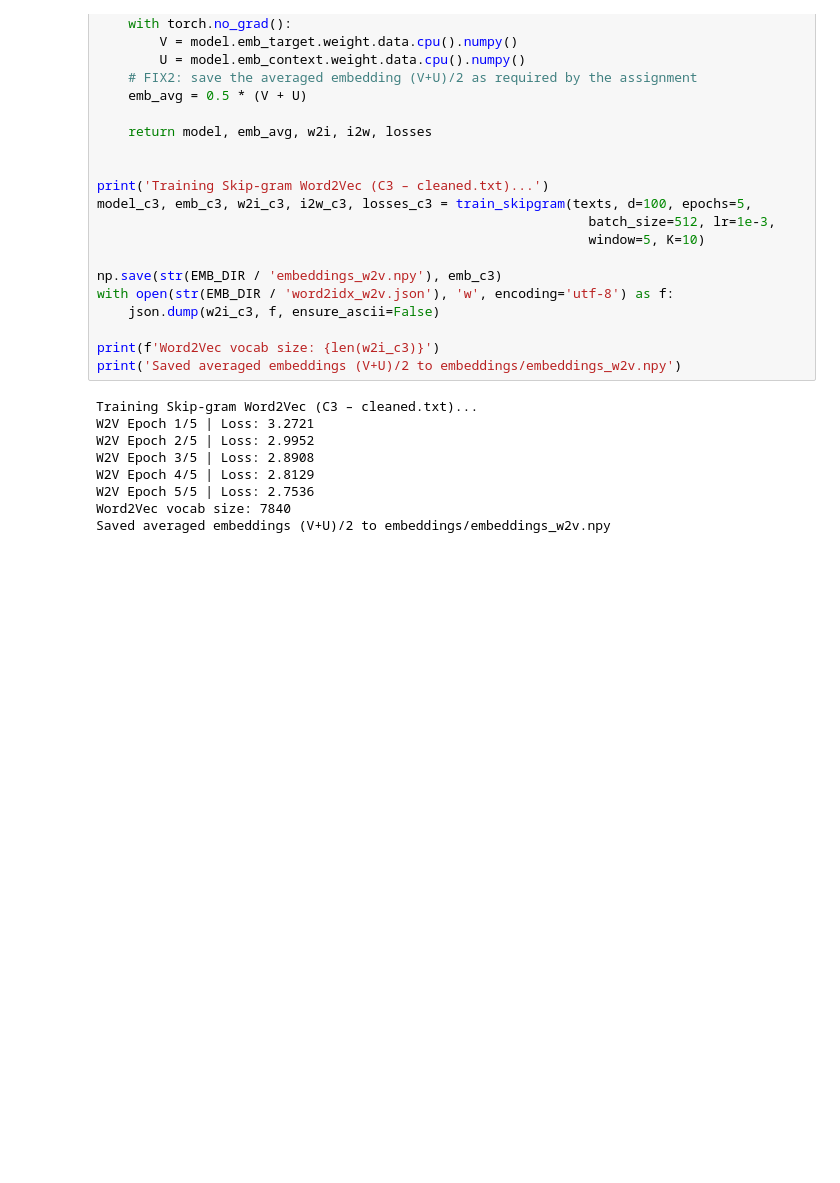
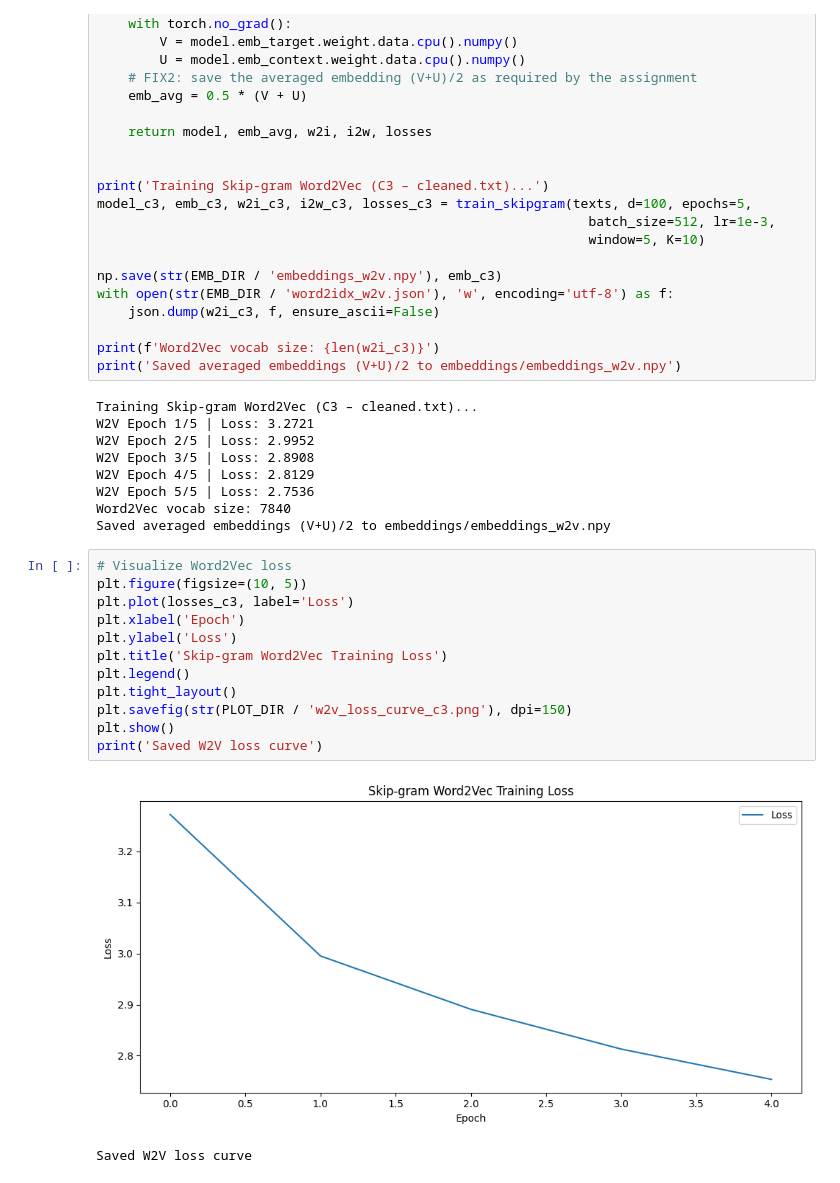
Before and after one commit to abdullahgujjar521/i23-2641-NLP-Assignment2, a Jupyter notebook: I23-2641_Assignment2_DS-C.ipynb, the cells around one changed output. Saved outputs shown, nothing was run; the diff lists cells and outputs as text; blank space fills up the shorter version.

```diff
--- a/I23-2641_Assignment2_DS-C.ipynb
+++ b/I23-2641_Assignment2_DS-C.ipynb
@@ -333,3 +333,18 @@ W2V Epoch 4/5 | Loss: 2.8129
 W2V Epoch 5/5 | Loss: 2.7536
 Word2Vec vocab size: 7840
 Saved averaged embeddings (V+U)/2 to embeddings/embeddings_w2v.npy
+# %%
+# Visualize Word2Vec loss
+plt.figure(figsize=(10, 5))
+plt.plot(losses_c3, label='Loss')
+plt.xlabel('Epoch')
+plt.ylabel('Loss')
+plt.title('Skip-gram Word2Vec Training Loss')
+plt.legend()
+plt.tight_layout()
+plt.savefig(str(PLOT_DIR / 'w2v_loss_curve_c3.png'), dpi=150)
+plt.show()
+print('Saved W2V loss curve')
+# %% [output]
+[figure, added]
+Saved W2V loss curve
```
Also changed, not shown: parts of 5 cells of this notebook, 6 other files.
